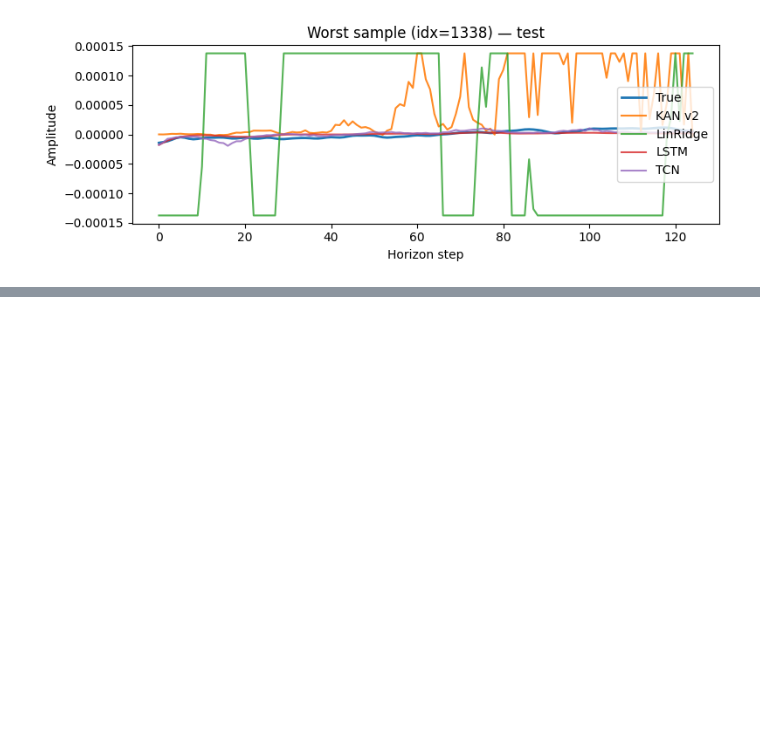
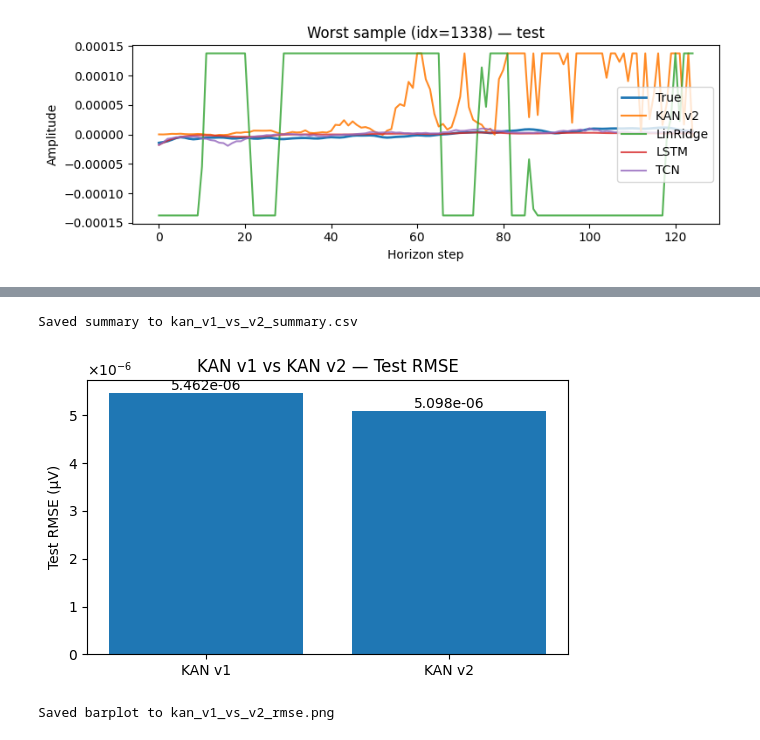
Before and after one commit to tairakhayev/kanproject, a Jupyter notebook: TimeSeriesForecast/main.ipynb, the cells around one changed output, grey strips where cells are left out. Drawn from its saved outputs; the diff is of its cells as text; code cells hidden in the pictures; blank space fills up the shorter version.

```diff
--- a/TimeSeriesForecast/main.ipynb
+++ b/TimeSeriesForecast/main.ipynb
@@ -2643,0 +2827,63 @@ plot_case(worst_idx, "Worst")
+# %%
+# ==== KAN v1 vs KAN v2 — summary + RMSE barplot ====
+import pandas as pd
+import matplotlib.pyplot as plt
+from matplotlib.ticker import ScalarFormatter
+
+# ---- сводная таблица ----
+rows = [
+    ("Input channels", "9 (Fp1,Fp2,Fz,C3,C4,Pz,O1,O2,Cz)", "5 (Pz,Fp1,Fp2,O1,Cz)"),
+    ("Params (≈)", "253,358", "170,378"),
+    ("Pooling / Hidden", "pool=10; hidden=(96,48)", "pool=20; hidden=(64,32)"),
+    ("Normalization", "Global train mean/std per channel", "Per-file (μ,σ) per record"),
+    ("Target transform", "None", "Signed log1p TTR + clip ±3.8 (T-space)"),
+    ("Loss", "MSE / L1 / SmoothL1", "Spike-Aware Weighted Huber (horizon weights + spike boost)"),
+    ("Sampler", "Standard shuffle", "SpikeBalancedSampler (~50% spike/variance windows)"),
+    ("Validation metric", "RMSE (normalized space)", "RMSE (µV) with proper inverse & de-norm"),
+    ("Scheduler / Early stop", "ReduceLROnPlateau, patience≤5", "ReduceLROnPlateau, patience≤6"),
+    ("Test RMSE (µV)", "5.462e-06", "5.098e-06"),
+    ("Test nRMSE", "0.947 (~94.7%)", "0.980 (~98.0%)"),
+    ("Behavior", "Over-smooths; less robust to subject shifts", "Better spikes & far horizon; stable inverse"),
+    ("Pros", "Simple baseline; comparable to TCN", "Lower RMSE; cleaner µV eval; fewer params; more stable"),
+    ("Cons", "Val metric hard to interpret; global norm shift", "Slightly higher nRMSE; added complexity"),
+]
+df_summary = pd.DataFrame(rows, columns=["Aspect", "KAN v1", "KAN v2"])
+
+# показать таблицу в ноутбуке
+try:
+    display(df_summary)
+except NameError:
+    print(df_summary.to_string(index=False))
+
+# сохранить CSV
+csv_path = "kan_v1_vs_v2_summary.csv"
+df_summary.to_csv(csv_path, index=False)
+print(f"Saved summary to {csv_path}")
+
+# ---- RMSE barplot (KAN v1 vs KAN v2) ----
+rmse_data = {
+    "KAN v1": 5.462e-06,
+    "KAN v2": 5.098e-06,
+}
+labels = list(rmse_data.keys())
+values = [rmse_data[k] for k in labels]
+
+plt.figure(figsize=(5.5, 3.5))
+bars = plt.bar(labels, values)
+# подписи над столбцами в научной нотации
+for b, v in zip(bars, values):
+    plt.text(b.get_x() + b.get_width()/2.0, b.get_height(),
+             f"{v:.3e}", ha="center", va="bottom", fontsize=10)
+
+ax = plt.gca()
+ax.yaxis.set_major_formatter(ScalarFormatter(useMathText=True))
+ax.ticklabel_format(axis='y', style='sci', scilimits=( -2, 2 ))
+plt.ylabel("Test RMSE (µV)")
+plt.title("KAN v1 vs KAN v2 — Test RMSE")
+plt.tight_layout()
+png_path = "kan_v1_vs_v2_rmse.png"
+plt.savefig(png_path, dpi=150)
+plt.show()
+
+print(f"Saved barplot to {png_path}")
+# %% [output]
@@ -2643,0 +2905,3 @@ plot_case(worst_idx, "Worst")
+Saved summary to kan_v1_vs_v2_summary.csv
+[figure, added]
+Saved barplot to kan_v1_vs_v2_rmse.png
```
Also changed, not shown: parts of 6 cells of this notebook, 4 other files.
